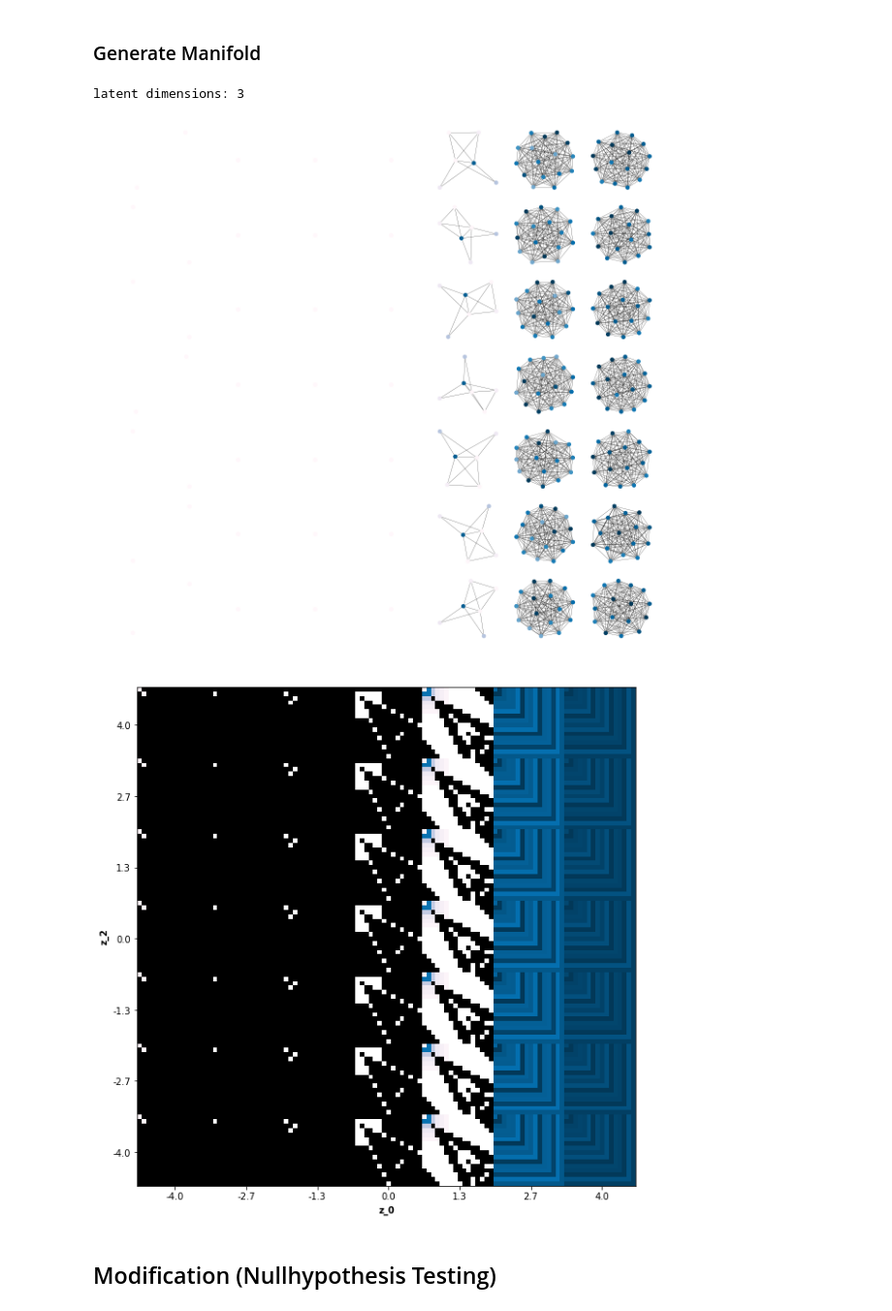
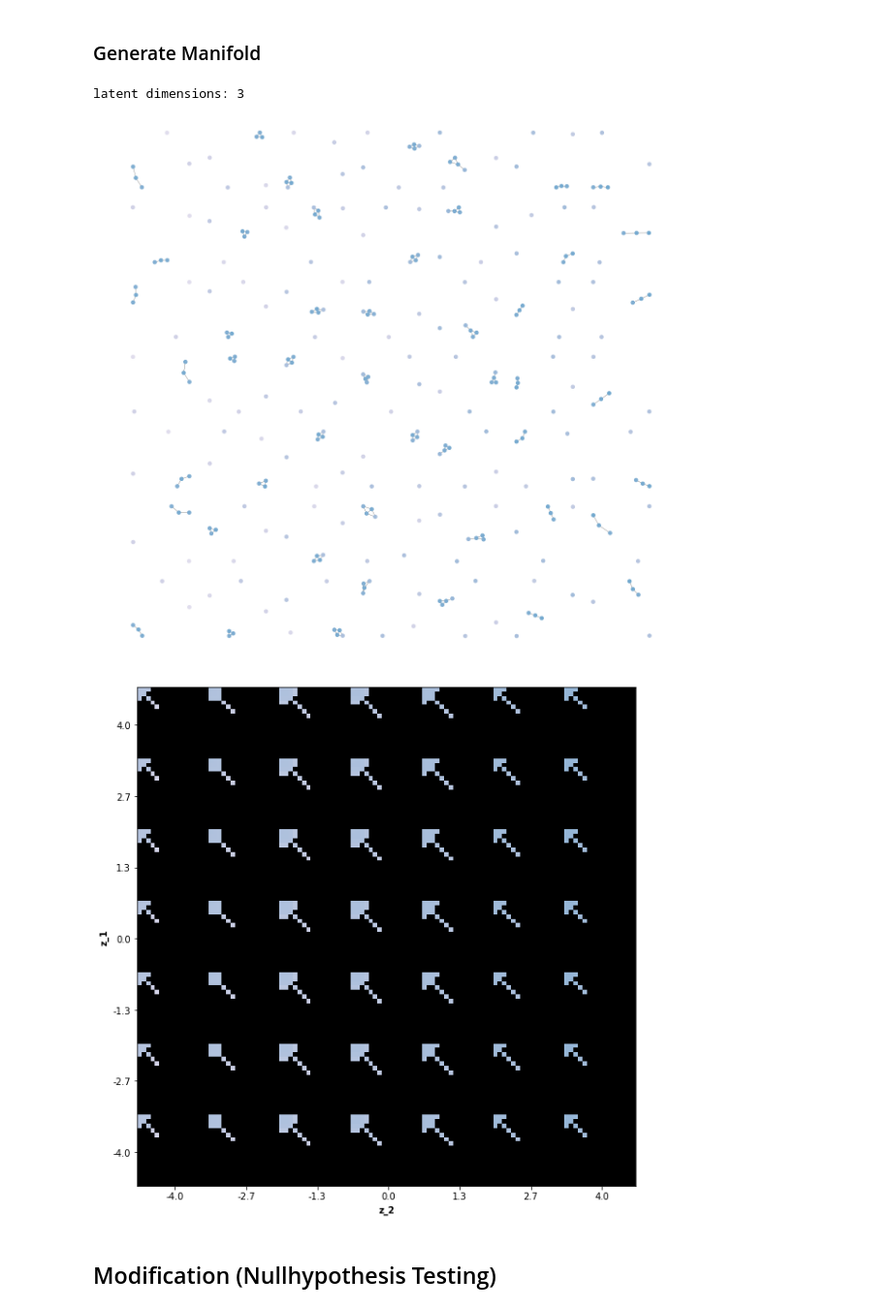
Before and after one commit to niklasstoehr/thesis, a Jupyter notebook: 3_prob_attr/3_mlp/feature_structure_independence.ipynb, the cells around one changed output. Shown at 97% size. Drawn from its saved outputs; the diff is of its cells as text; code cells hidden in the pictures.

Commit message:
attr_mlp: two encoder, single decoder

```diff
--- a/3_prob_attr/3_mlp/feature_structure_independence.ipynb
+++ b/3_prob_attr/3_mlp/feature_structure_independence.ipynb
@@ -121,7 +121,7 @@ def generate_features(dataArgs, g, n, p):
 def prepare_in_out(diag_offset, A_shape, F_shape):
 
     if diag_offset == 0:  # matrix input
-        return (A_shape[0] + F_shape[1],) , (A_shape[0]  + F_shape[1])
+        return (F_shape[1], A_shape[0]) , (F_shape[1], A_shape[0])
 # %%
 def generate_data(dataArgs):
 
@@ -320,7 +364,7 @@ class VAE():
 # %% [markdown]
 ### Data Split
 # %%
-trainArgs = {"beta": 1, "loss": "mse", "weights": "train", "early_stop": 2, "batch_size": 8, "epochs": 50, "data_split": 0.2}
+trainArgs = {"beta": 2, "loss": "mse", "loss_weights": [1,1], "weights": "train", "early_stop": 2, "batch_size": 8, "epochs": 50, "data_split": 0.2}
 modelArgs = {"nn_architecture": "mlp", "latent_dim": 3, "filters": 16, "kernel_size": 3, "input_shape": input_shape, "output_shape": output_shape, "param_loss": False,}
 
 from support.keras_dgl.utils import *
@@ -338,7 +382,7 @@ data = (f_test, g_test)
 # %% [markdown]
 ### Train
 # %%
-vae = VAE(modelArgs, trainArgs, fg_train, fg_test)
+vae = VAE(modelArgs, trainArgs, fg_train, f_train, g_train, fg_test, f_test, g_test)
 models = vae.model
 # %% [output]
 __________________________________________________________________________________________________
@@ -483,11 +529,11 @@ node attributes: [0.02506512 0.9937079  0.6673763  0.2891013  0.21126065 0.01218
 
 def generate_manifold_features(analyzeArgs, modelArgs, dataArgs, models, data, orig_cmap, batch_size=128):
     print("latent dimensions:", modelArgs["latent_dim"])
-    encoder, decoder = models  # trained models
+    (encoder, decoder) = models
 
     (f_test, g_test) = data
     fg_test = np.concatenate((f_test, g_test), axis=1)
-    z_mean, z_log_var, _ = encoder.predict(fg_test, batch_size=batch_size)
+    z_mean, z_log_var, _ = encoder.predict([f_test, g_test], batch_size=batch_size)
 
 
     ## Latent Space Dimension is 2 ______________________
@@ -525,12 +571,16 @@ def generate_manifold_features(analyzeArgs, modelArgs, dataArgs, models, data, o
 
                 z_sample = np.array([[xi_value, yi_value]])
 
-                x_decoded = decoder.predict(z_sample)[0]
+                [f_decoded, a_decoded] = decoder.predict(z_sample)
+                f_decoded = np.reshape(f_decoded, (-1,1))
+
+                #x_decoded = decoder.predict(z_sample)[0]
 
                 ## split features from adjacency
-                f_decoded = x_decoded[-dataArgs["n_max"]:]
-                a_decoded = x_decoded[:-dataArgs["n_max"]]
-                f_decoded = np.reshape(f_decoded, (-1,1))
+                #f_decoded = x_decoded[-dataArgs["n_max"]:]
+                #a_decoded = x_decoded[:-dataArgs["n_max"]]
+                #f_decoded = np.reshape(f_decoded, (-1,1))
+
 
                 ## reconstruct upper triangular adjacency matrix
                 reconstructed_a_padded = reconstruct_adjacency(a_decoded, dataArgs["clip"], dataArgs["diag_offset"])
@@ -641,12 +691,13 @@ def generate_manifold_features(analyzeArgs, modelArgs, dataArgs, models, data, o
                 z_sample[0][analyzeArgs["z"][0]] = xi ** analyzeArgs["act_scale"]
                 z_sample[0][analyzeArgs["z"][1]] = xi ** analyzeArgs["act_scale"]
 
-                x_decoded = decoder.predict(z_sample)[0]
+                [f_decoded, a_decoded] = decoder.predict(z_sample)
+                f_decoded = np.reshape(f_decoded, (-1,1))
 
                 ## split features from adjacency
-                f_decoded = x_decoded[-dataArgs["n_max"]:]
-                a_decoded = x_decoded[:-dataArgs["n_max"]]
-                f_decoded = np.reshape(f_decoded, (-1,1))
+                #f_decoded = x_decoded[-dataArgs["n_max"]:]
+                #a_decoded = x_decoded[:-dataArgs["n_max"]]
+                #f_decoded = np.reshape(f_decoded, (-1,1))
 
                 ## reconstruct upper triangular adjacency matrix
                 reconstructed_a_padded = reconstruct_adjacency(a_decoded, dataArgs["clip"], dataArgs["diag_offset"])
@@ -706,12 +757,12 @@ def generate_manifold_features(analyzeArgs, modelArgs, dataArgs, models, data, o
             plt.savefig(filename)
 # %%
 # range, normal, z
-analyzeArgs = {"z": [0,2], "sample": "range", "act_range": [-4, 4], "act_scale": 1, "size_of_manifold": 7, "save_plots": False, "normalize_feature": False}
+analyzeArgs = {"z": [2,1], "sample": "range", "act_range": [-4, 4], "act_scale": 1, "size_of_manifold": 7, "save_plots": False, "normalize_feature": False}
 generate_manifold_features(analyzeArgs, modelArgs, dataArgs, models, data, orig_cmap, batch_size=trainArgs["batch_size"])
 # %% [output]
 latent dimensions: 3
-[figure, old version]
+[figure, new version]
-[figure, old version]
+[figure, new version]
 # %% [markdown]
 ## Modification (Nullhypothesis Testing)
 # %%
```
Also changed, not shown: parts of 8 cells of this notebook, 8 other files.
